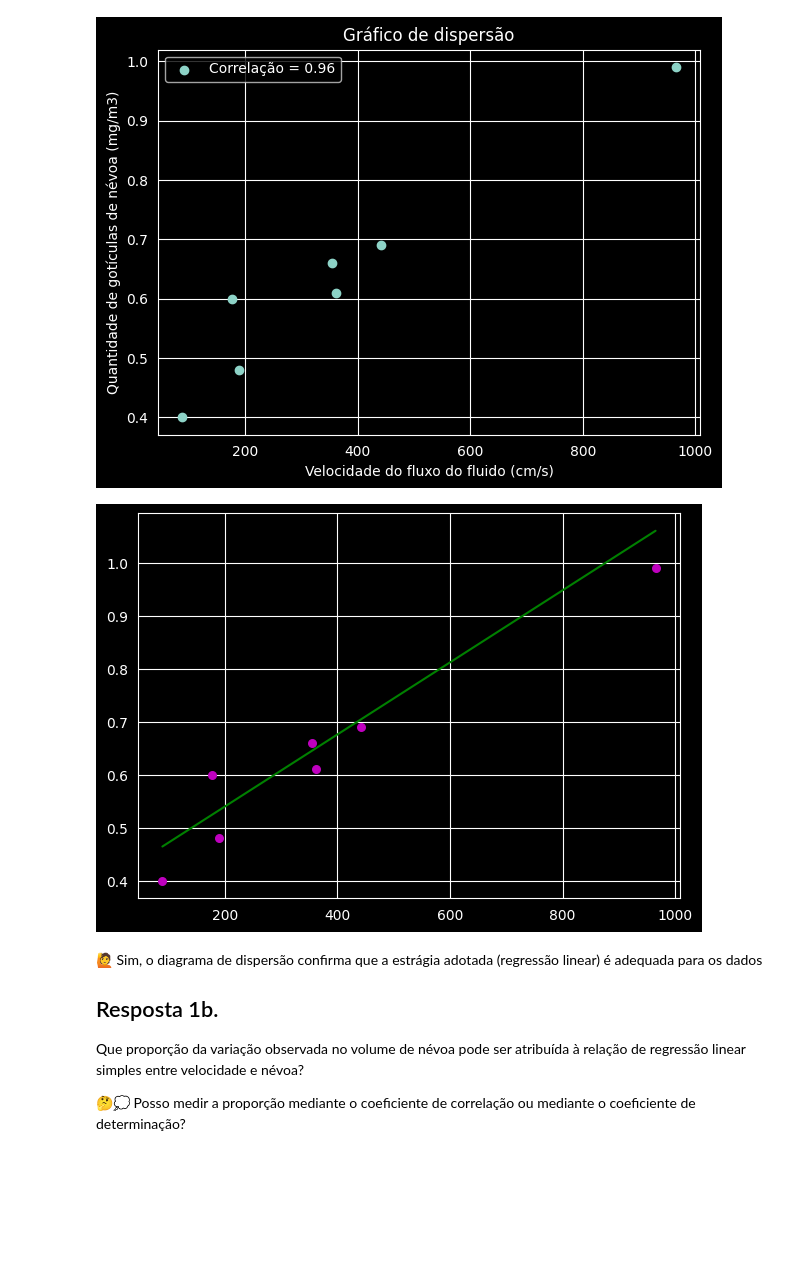
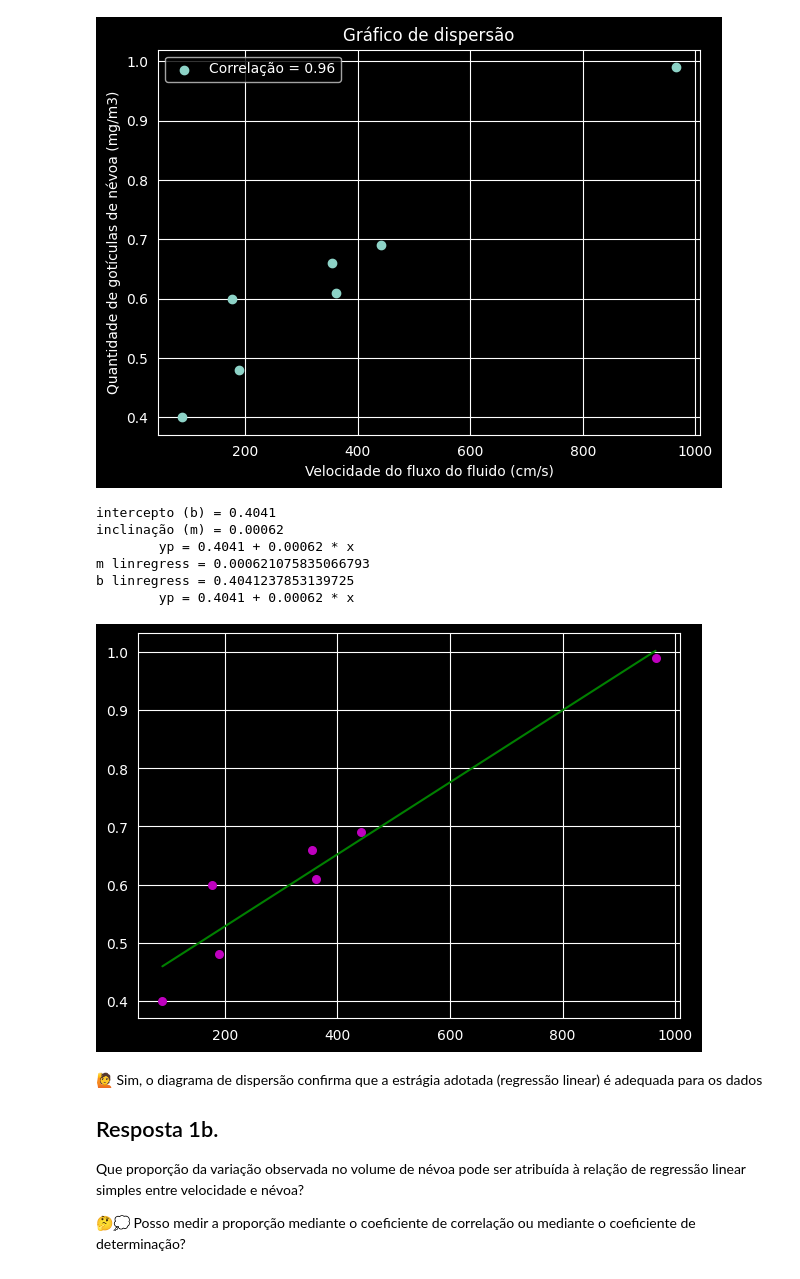
Before and after one commit to tomdkt/statistical-inference-modeling, a Jupyter notebook: notebooks/week3/hypothesis_testing_and_response_prediction.ipynb, the cells around one changed output. Saved outputs shown, nothing was run; the diff lists cells and outputs as text; code cells hidden in the pictures; blank space fills up the shorter version.

Commit message:
feat: Added regression analysis and updated plots in week 3 notebook for improved hypothesis testing and response prediction.

```diff
--- a/notebooks/week3/hypothesis_testing_and_response_prediction.ipynb
+++ b/notebooks/week3/hypothesis_testing_and_response_prediction.ipynb
@@ -64,14 +64,34 @@ plt.grid(True)
 plt.show()
 # %% [output]
 [figure]
+# %%
+m, b = np.polyfit(x, y, 1)  # m = 0.00068..., b = 0.4041...
+
+print(f"intercepto (b) = {b:.4f}")  # 0.4041
+print(f"inclinação (m) = {m:.5f}")  # 0.00068
+print(f"\typ = {b:.4f} + {m:.5f} * x")
+
+from scipy.stats import linregress
+
+res = linregress(x, y)
+print("m linregress =", res.slope)
+print("b linregress =", res.intercept)
+print(f"\typ = {res.intercept:.4f} + {res.slope:.5f} * x")
+# %% [output]
+intercepto (b) = 0.4041
+inclinação (m) = 0.00062
+        yp = 0.4041 + 0.00062 * x
+m linregress = 0.000621075835066793
+b linregress = 0.4041237853139725
+        yp = 0.4041 + 0.00062 * x
 # %%
 #yp Reta de regressão obtida com antecedência
-yp = 0.4041 + 0.00068 * x
+yp = 0.4041 + 0.00062 * x
 plt.plot(x, yp, color="g")
 plt.scatter(x, y, color="m", marker="o", s=30)
 plt.grid(True)
 # %% [output]
-[figure, old version]
+[figure, new version]
 # %% [markdown]
 🙋 Sim, o diagrama de dispersão confirma que a estrágia adotada (regressão linear) é adequada para os dados
 
```
